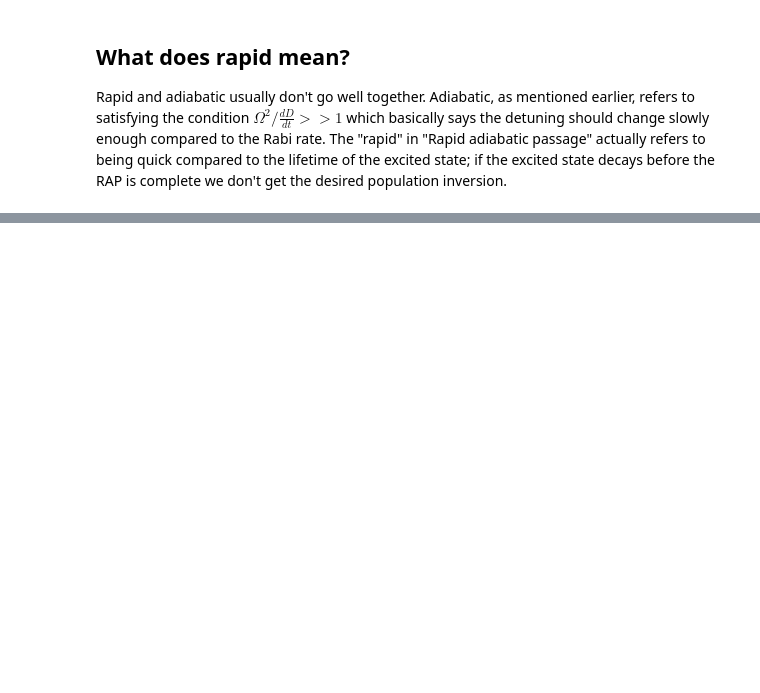
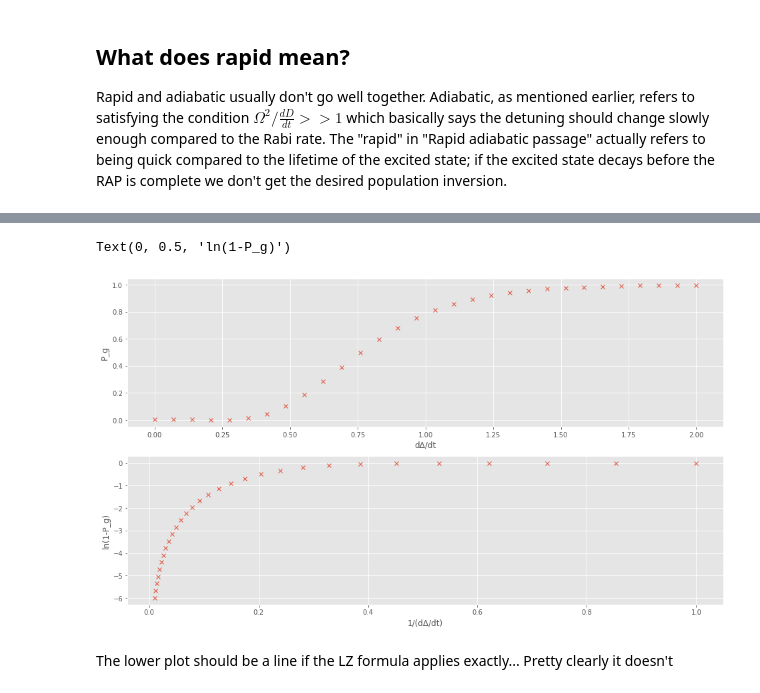
Before and after one commit to otimgren/toy-systems, a Jupyter notebook: examples/Rapid adiabatic passage in a 2-level system.ipynb, the cells around one changed output, grey strips where cells are left out. Cells and saved outputs as stored; diff of their text form; code cells hidden in the pictures; blank space fills up the shorter version.

```diff
--- a/examples/Rapid adiabatic passage in a 2-level system.ipynb
+++ b/examples/Rapid adiabatic passage in a 2-level system.ipynb
@@ -191,0 +263,14 @@ Text(0, 0.5, 'Population in each state')
+# %%
+# Plot the result
+fig, (ax, ax2) = plt.subplots(2,1, figsize = (16,9))
+ax.plot(np.log10(Δs), probs, 'x')
+ax.set_xlabel("dΔ/dt")
+ax.set_ylabel("P_g")
+ax2.plot(1/Δs, np.log(1-np.array(probs)), 'x')
+ax2.set_xlabel("1/(dΔ/dt)")
+ax2.set_ylabel("ln(1-P_g)")
+# %% [output]
+Text(0, 0.5, 'ln(1-P_g)')
+[figure, added]
+# %% [markdown]
+The lower plot should be a line if the LZ formula applies exactly... Pretty clearly it doesn't
```
Also changed, not shown: parts of 9 cells of this notebook, 7 other files.
